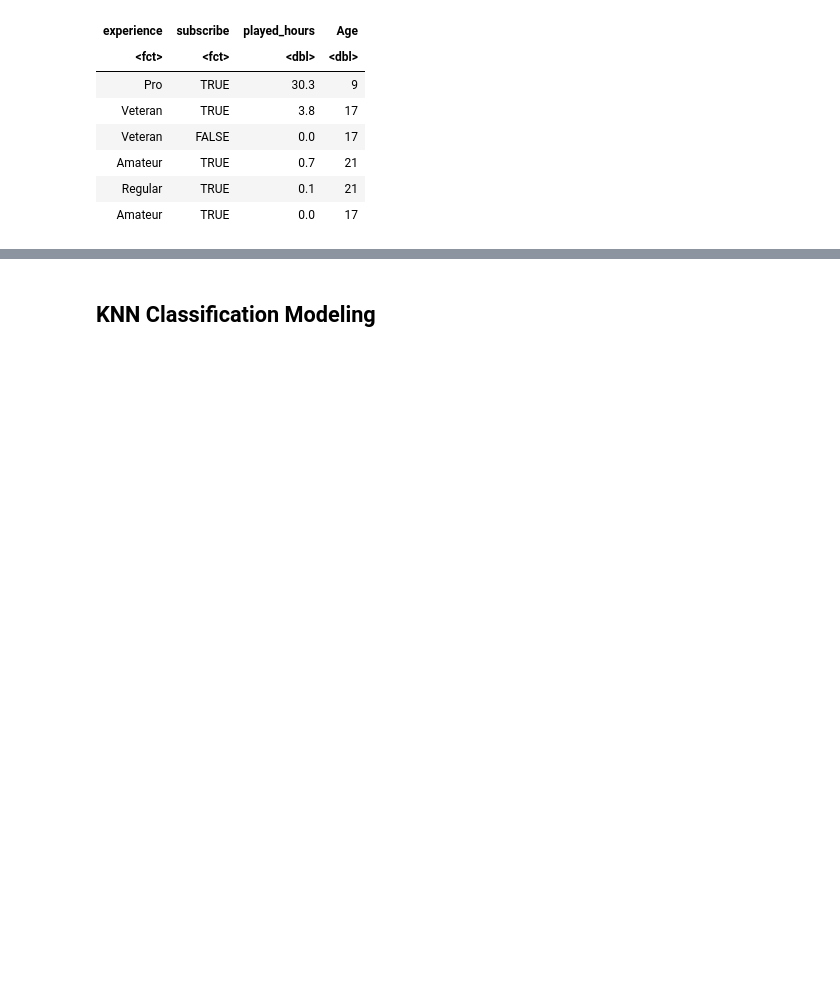
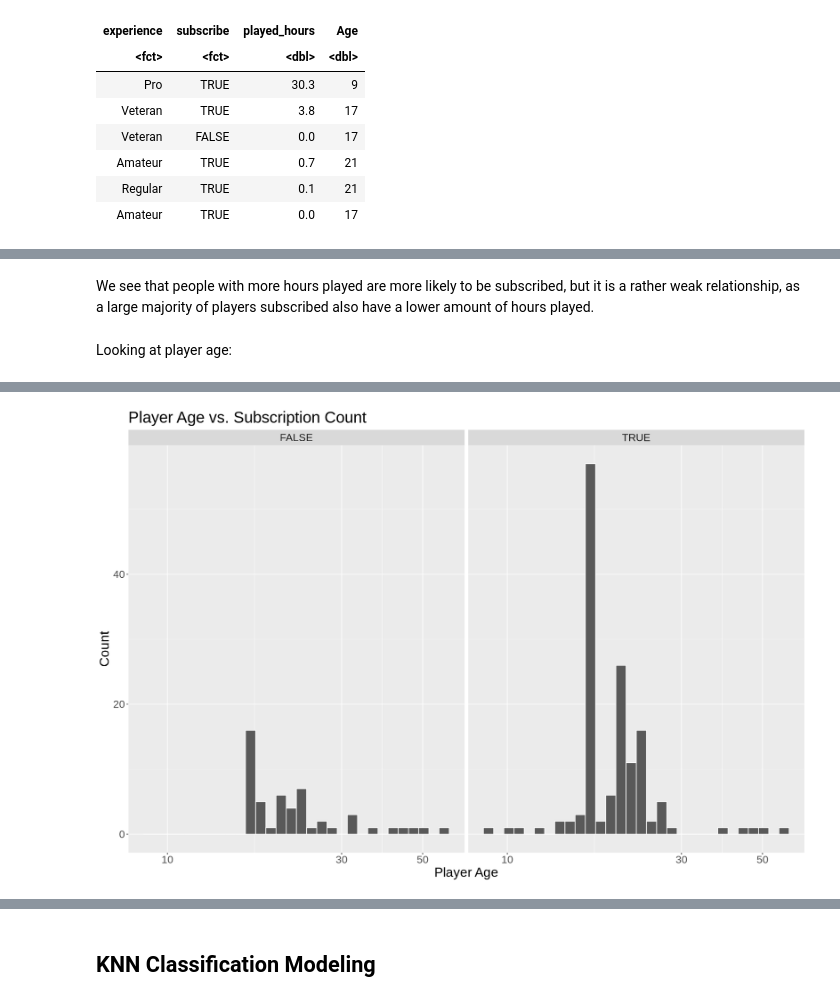
Before and after one commit to yunan-Deng/data_science_100_group33, a Jupyter notebook: Final Project Report.ipynb, the cells around one changed output, grey strips where cells are left out. Drawn from its saved outputs; the diff is of its cells as text; code cells hidden in the pictures; blank space fills up the shorter version.

```diff
--- a/Final Project Report.ipynb
+++ b/Final Project Report.ipynb
@@ -86,0 +123,15 @@ We can next take a look at how each factor, `played_hours`, `Age`, and `experien
+# %% [markdown]
+We see that people with more hours played are more likely to be subscribed, but it is a rather weak relationship, as a large majority of players subscribed also have a lower amount of hours played.
+# %% [markdown]
+Looking at player age:
+# %%
+options(repr.plot.width = 15, repr.plot.height = 10)
+players_age <- players_clean |>
+    ggplot(aes(x = Age)) +
+    geom_histogram(bins = 30, color = "white") +
+    scale_x_log10() +
+    facet_wrap(~subscribe) +
+    labs(title = "Player Age vs. Subscription Count", x = "Player Age", y = "Count") +
+    theme(text = element_text(size = 20))
+players_age
+# %% [output]
@@ -86,0 +140 @@ We can next take a look at how each factor, `played_hours`, `Age`, and `experien
+[figure, added]
```
Also changed, not shown: parts of 12 cells of this notebook.
